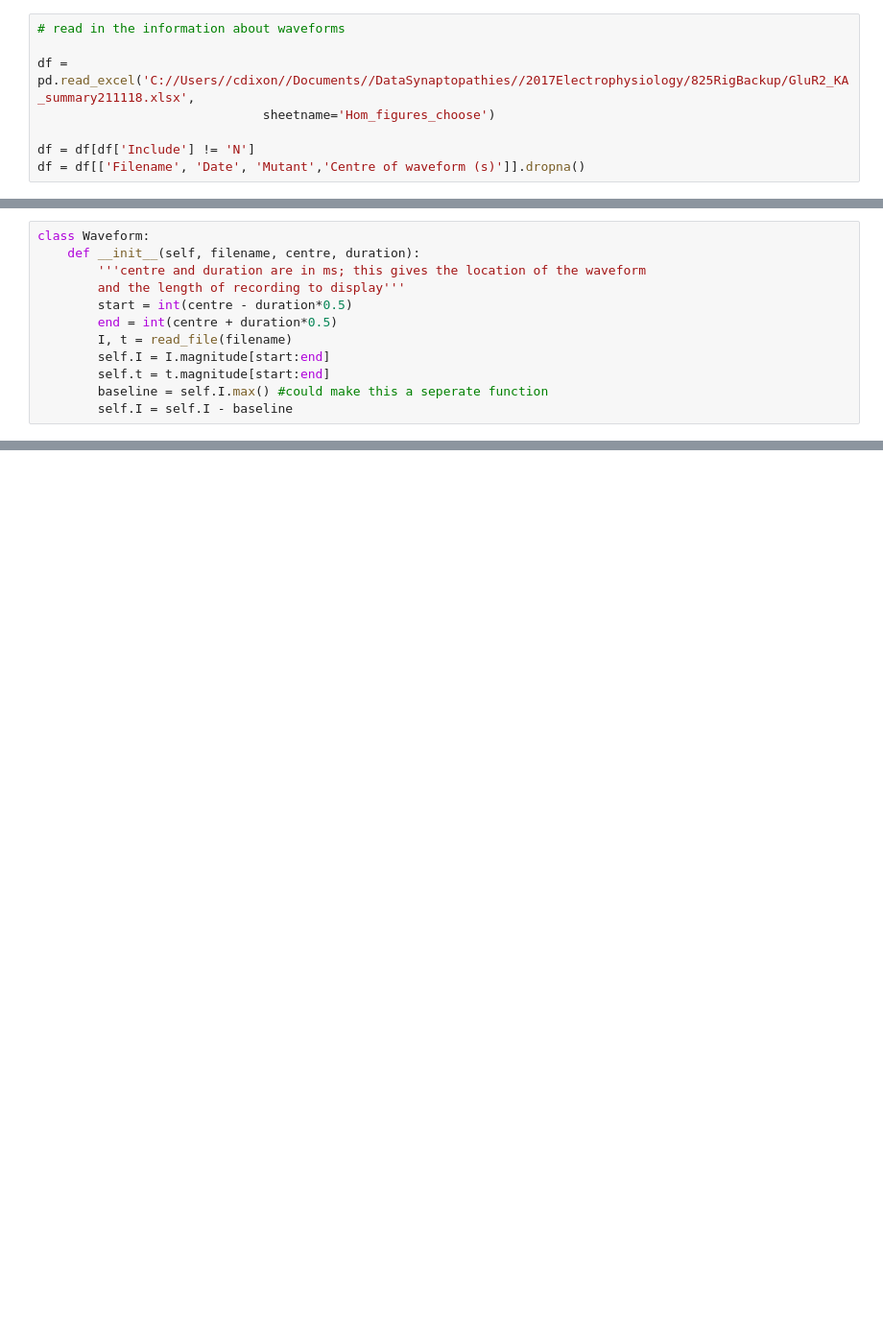
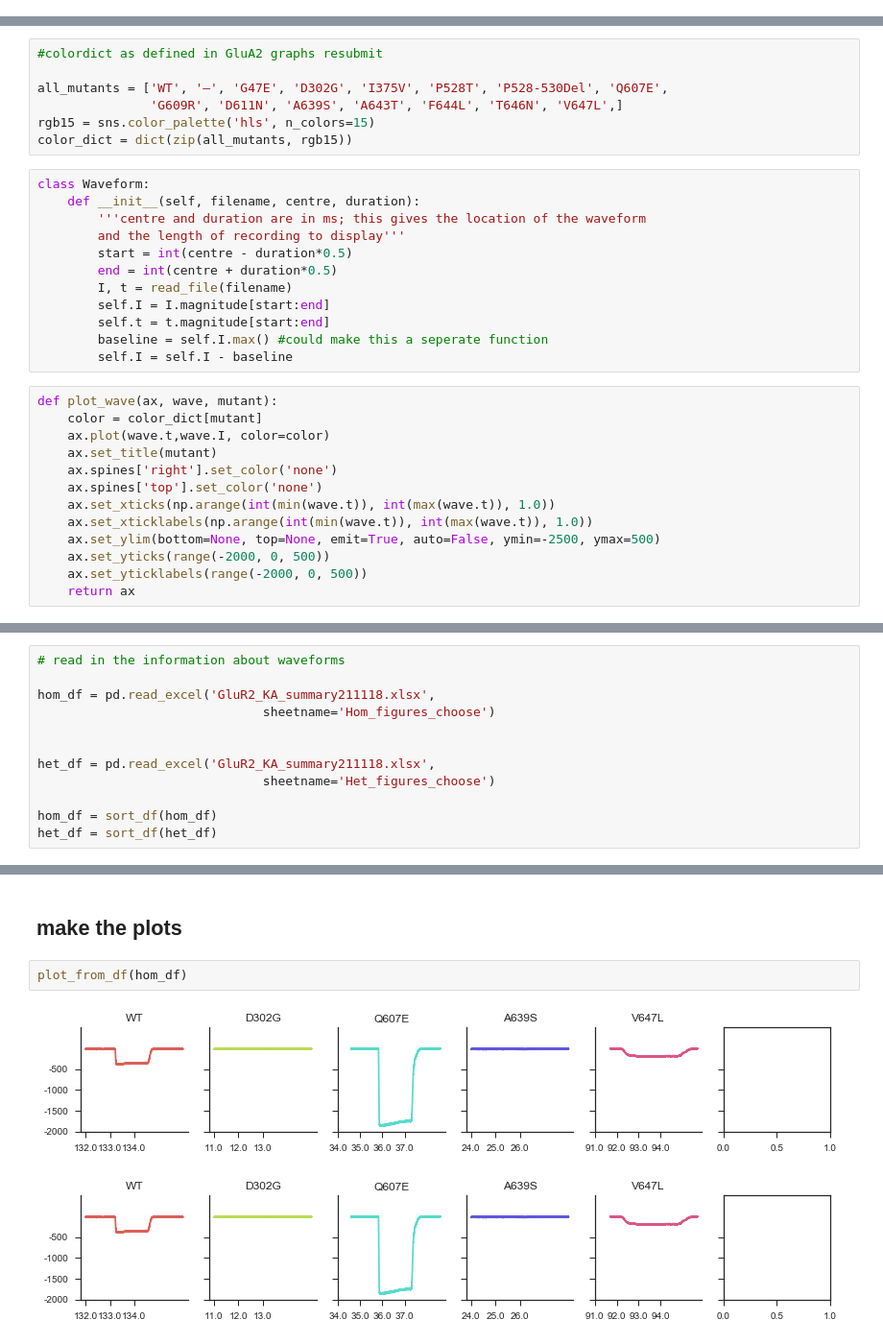
Before and after one commit to KullmannLab/AMPA_Synaptopathies, a Jupyter notebook: FigureSnips.ipynb, the cells around one changed output, grey strips where cells are left out. Shown: that part at 96% size. Cells and saved outputs as stored; diff of their text form; blank space fills up the shorter version.

Commit message:
saved snips. Need to change colors

```diff
--- a/FigureSnips.ipynb
+++ b/FigureSnips.ipynb
@@ -40,9 +28 @@ def plot_section(from_s, to_s, time_array, data_array, sampling_rate=1000,):
-# %%
-# read in the information about waveforms
-
-df = pd.read_excel('C://Users//cdixon//Documents//DataSynaptopathies//2017Electrophysiology/825RigBackup/GluR2_KA_summary211118.xlsx',
-                              sheetname='Hom_figures_choose')
-
-df = df[df['Include'] != 'N']
-df = df[['Filename', 'Date', 'Mutant','Centre of waveform (s)']].dropna()
 # %%
@@ -56,3 +50,10 @@ df = df.sort_values('order')
+# %%
+#colordict as defined in GluA2 graphs resubmit
+
+all_mutants = ['WT', '—', 'G47E', 'D302G', 'I375V', 'P528T', 'P528-530Del', 'Q607E',
+               'G609R', 'D611N', 'A639S', 'A643T', 'F644L', 'T646N', 'V647L',]
+rgb15 = sns.color_palette('hls', n_colors=15)
+color_dict = dict(zip(all_mutants, rgb15))
 # %%
 class Waveform:
     def __init__(self, filename, centre, duration):
@@ -65,4 +66,17 @@ class Waveform:
         self.t = t.magnitude[start:end]
         baseline = self.I.max() #could make this a seperate function
         self.I = self.I - baseline
+# %%
+def plot_wave(ax, wave, mutant):
+    color = color_dict[mutant]
+    ax.plot(wave.t,wave.I, color=color)
+    ax.set_title(mutant)
+    ax.spines['right'].set_color('none')
+    ax.spines['top'].set_color('none')
+    ax.set_xticks(np.arange(int(min(wave.t)), int(max(wave.t)), 1.0))
+    ax.set_xticklabels(np.arange(int(min(wave.t)), int(max(wave.t)), 1.0))
+    ax.set_ylim(bottom=None, top=None, emit=True, auto=False, ymin=-2500, ymax=500)
+    ax.set_yticks(range(-2000, 0, 500))
+    ax.set_yticklabels(range(-2000, 0, 500))
+    return ax
 # %%
@@ -92,0 +95,12 @@ plt.show()
+# %%
+# read in the information about waveforms
+
+hom_df = pd.read_excel('GluR2_KA_summary211118.xlsx',
+                              sheetname='Hom_figures_choose')
+
+
+het_df = pd.read_excel('GluR2_KA_summary211118.xlsx',
+                              sheetname='Het_figures_choose')
+
+hom_df = sort_df(hom_df)
+het_df = sort_df(het_df)
@@ -92,0 +113,7 @@ plt.show()
+# %% [markdown]
+## make the plots
+# %%
+plot_from_df(hom_df)
+# %% [output]
+[figure, added]
+[figure, added]
```
Also changed, not shown: parts of 11 cells of this notebook.
